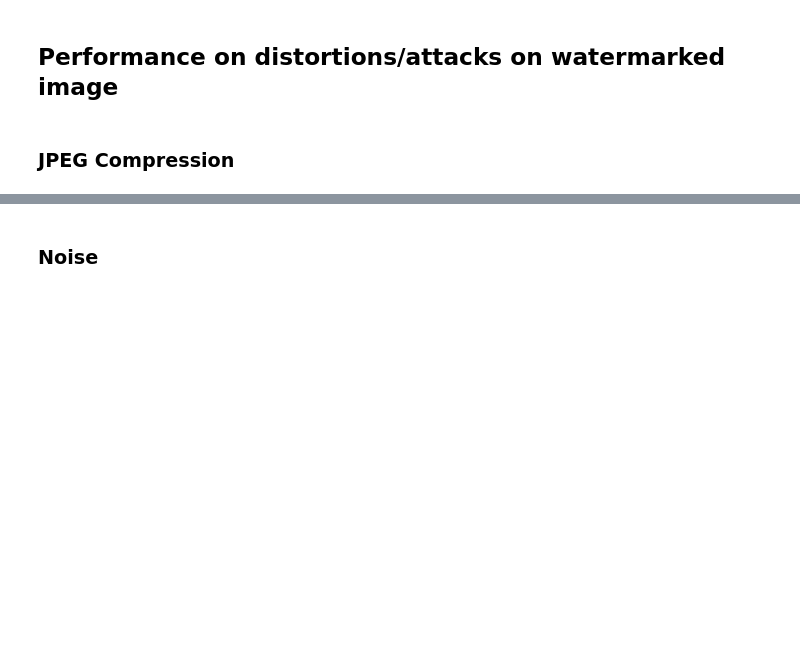
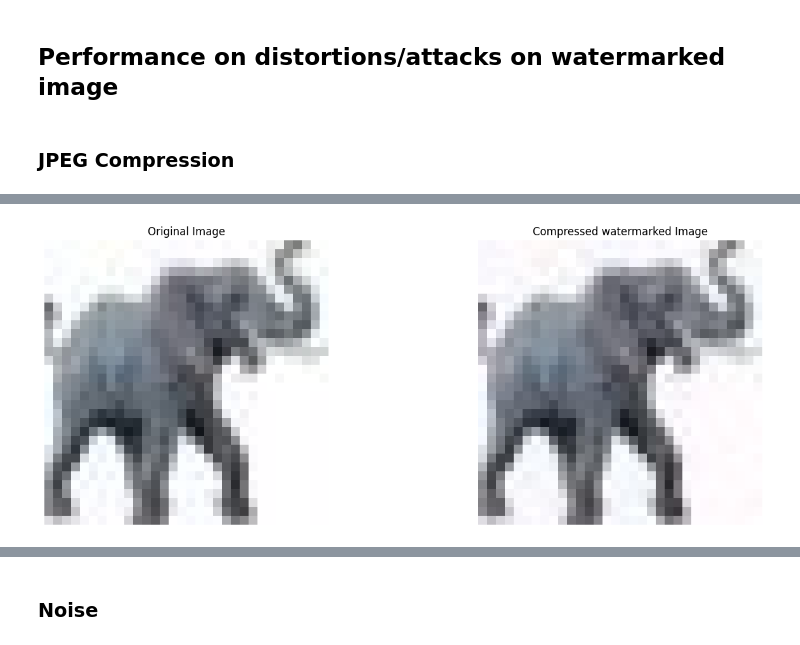
Before and after one commit to pandasamanvaya/Invisible-Watermarking, a Jupyter notebook: Private_Invisible_Watermarking.ipynb, the cells around one changed output, grey strips where cells are left out. Drawn from its saved outputs; the diff is of its cells as text; code cells hidden in the pictures; blank space fills up the shorter version.

```diff
--- a/Private_Invisible_Watermarking.ipynb
+++ b/Private_Invisible_Watermarking.ipynb
@@ -134,7 +112,7 @@ Iteration : 32
 # %%
 print(f"Total time taken = {(end_time-start_time)/60} minutes")
 print(f"PSNR after embedding watermark = {cv2.PSNR(watermarked_img, img)}")
-watermarked_img_path = f"/content/sample_data/watermarked_image_{cifar_ind}.png"
+watermarked_img_path = f"watermarked_image_{cifar_ind}.png"
 cv2.imwrite(watermarked_img_path, watermarked_img)
 # %% [output]
 Total time taken = 73.45678718884785 minutes
@@ -289,2 +229,18 @@ PSNR after compression = 33.42999639495253
+# %%
+fig, axes = plt.subplots(1, 2, figsize=(15, 5))
+
+axes[0].imshow(img)
+axes[0].set_title("Original Image")
+axes[0].axis('off')
+
+axes[1].imshow(compressed_img)
+axes[1].set_title("Compressed watermarked Image")
+axes[1].axis('off')
+
+plt.tight_layout(w_pad=3)
+
+plt.show()
+# %% [output]
+[figure, added]
 # %%
 decoded_bits = []
```
Also changed, not shown: parts of 32 cells of this notebook, 1 other file.
